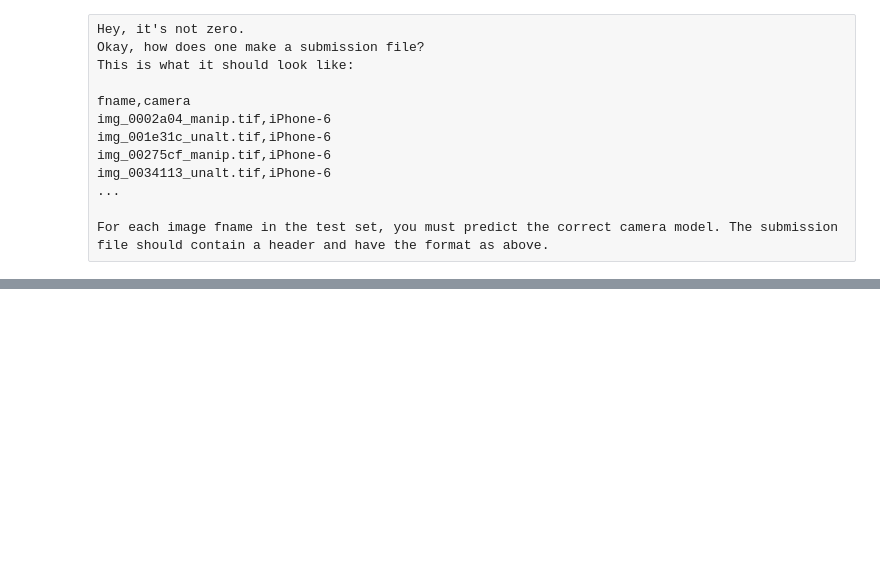
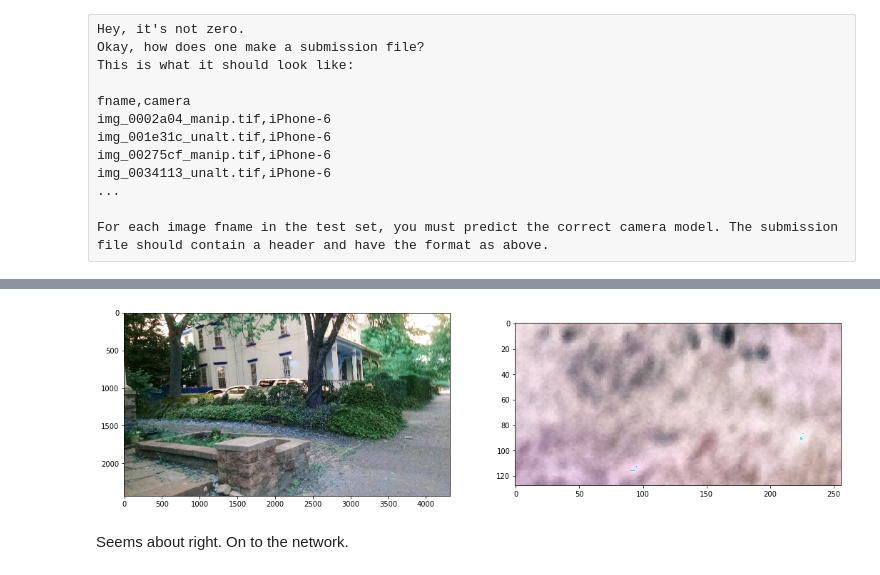
Before and after one commit to BabaJaguska/unseemlyPythonStuff, a Jupyter notebook: Camera identification.ipynb, the cells around one changed output, grey strips where cells are left out. Drawn from its saved outputs; the diff is of its cells as text; code cells hidden in the pictures; blank space fills up the shorter version.

```diff
--- a/Camera identification.ipynb
+++ b/Camera identification.ipynb
@@ -615,0 +605,4 @@ print("Saved model to disk")
+# %%
+######### !!!! TRAINING !!!! ################
+trainForSomeEpochs(m3,X_train,1)
+saveModel(m3,"model3")
@@ -722,0 +800,25 @@ sub = submissionFile(fnames_test,predictedClasses)
+# %%
+def readAndCrop(imagePath, cropShape):
+    height, width = cropShape
+    im = cv2.imread(imagePath)
+    im = im.astype(np.float32) # also, gonna make sure the images are float
+    x0 = im.shape[1]//2
+    y0 = im.shape[0]//2
+    im = im[y0-height//2:y0+height//2, x0-width//2:x0+width//2]
+    return im
+# %%
+# Test cropping
+
+#### OPTIONAL -- NEEDN'T RUN ####
+
+testIm = readAndCrop(X_train[13],(128,256))
+fig = figure(figsize=(18, 10))
+fig.add_subplot(1,2,1)
+imshow(cv2.imread(X_train[13]))
+fig.add_subplot(1,2,2)
+imshow(testIm)
+plt.show()
+# %% [output]
+[figure, added]
+# %% [markdown]
+Seems about right. On to the network.
```
Also changed, not shown: parts of 34 cells of this notebook.
